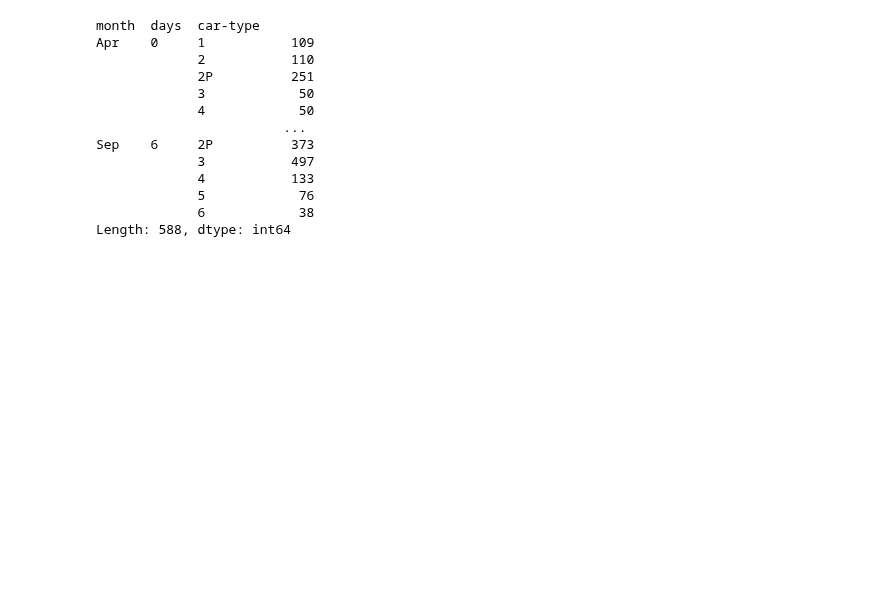
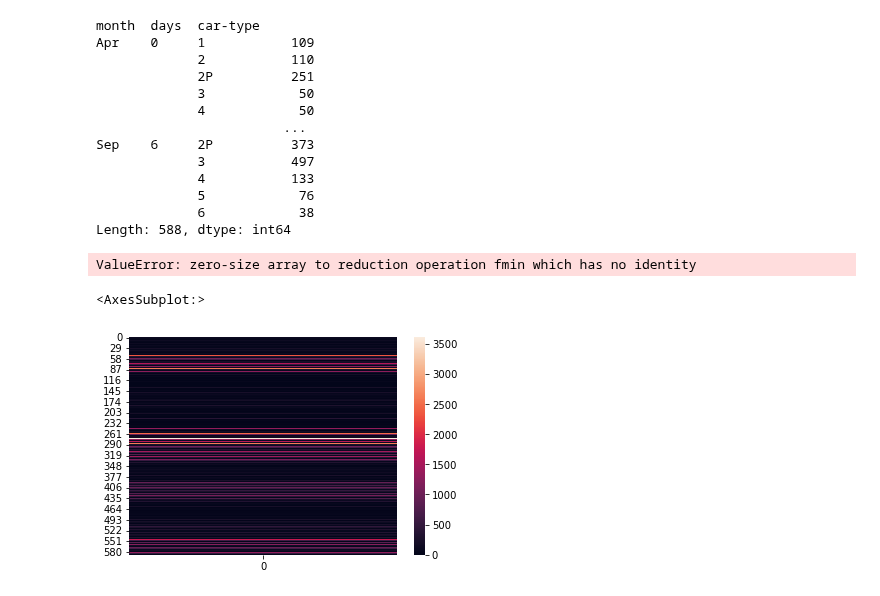
Before and after one commit to dollberk/Patterns_of_Life_Capstone, a Jupyter notebook: Capstone_Final.ipynb, the cells around one changed output. Cells and saved outputs as stored; diff of their text form; code cells hidden in the pictures; blank space fills up the shorter version.

Commit message:
a few working graphs

```diff
--- a/Capstone_Final.ipynb
+++ b/Capstone_Final.ipynb
@@ -481,3 +478,14 @@ Sep    6     2P          373
              5            76
              6            38
 Length: 588, dtype: int64
+# %%
+# visualize data by cartype
+info = data.pivot_table(index="month",columns="days",values="car-type",aggfunc="sum")
+sns.heatmap(info)
+# %% [output]
+ValueError: zero-size array to reduction operation fmin which has no identity
+# %%
+sns.heatmap(data.groupby(['month', 'days', 'car-type']).size()[:, np.newaxis])
+# %% [output]
+<AxesSubplot:>
+[figure, added]
```
Also changed, not shown: parts of 13 cells of this notebook.
